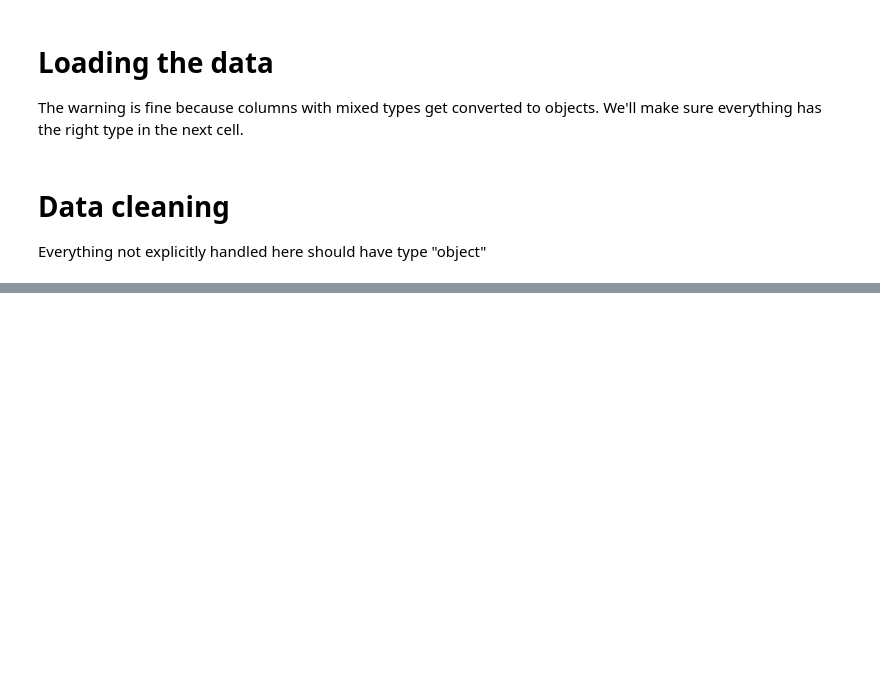
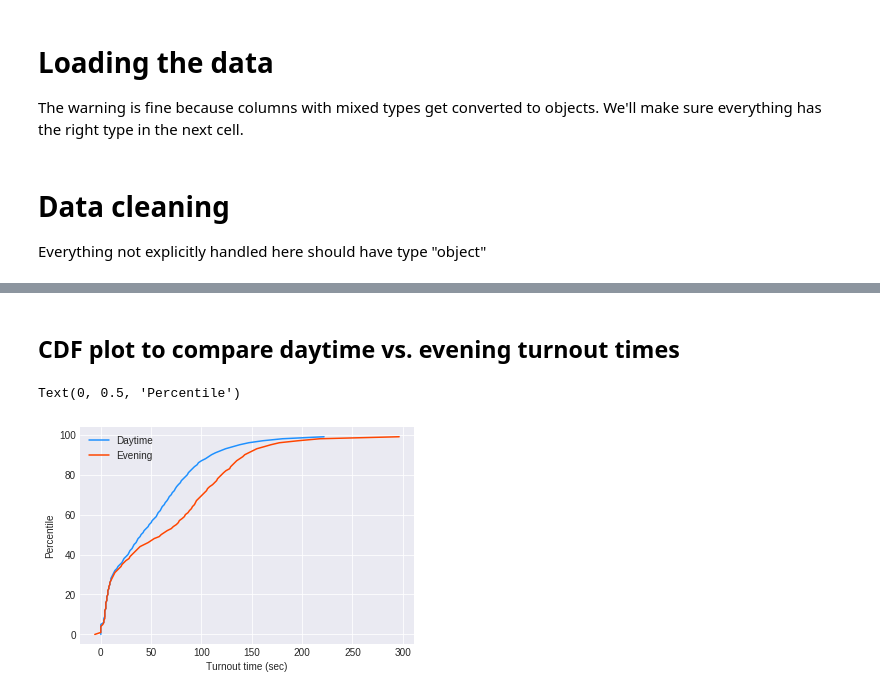
Before and after one commit to andersonad/PE_take_home, a Jupyter notebook: take_home_notebook.ipynb, the cells around one changed output, grey strips where cells are left out. Saved outputs shown, nothing was run; the diff lists cells and outputs as text; code cells hidden in the pictures; blank space fills up the shorter version.

```diff
--- a/take_home_notebook.ipynb
+++ b/take_home_notebook.ipynb
@@ -51,0 +94,14 @@ df.to_pickle('cleaned_fire_data')
+# %% [markdown]
+## CDF plot to compare daytime vs. evening turnout times
+# %%
+percentiles = np.arange(0,100)
+daytime_values = np.percentile(turnout_df[turnout_df['daytime']]['turnout_time'], percentiles)
+plt.plot(daytime_values, percentiles, color='dodgerblue')
+evening_values = np.percentile(turnout_df[~turnout_df['daytime']]['turnout_time'], percentiles)
+plt.plot(evening_values, percentiles, color='orangered')
+plt.legend(['Daytime', 'Evening'])
+plt.xlabel('Turnout time (sec)')
+plt.ylabel('Percentile')
+# %% [output]
+Text(0, 0.5, 'Percentile')
+[figure, added]
```
Also changed, not shown: parts of 9 cells of this notebook.
